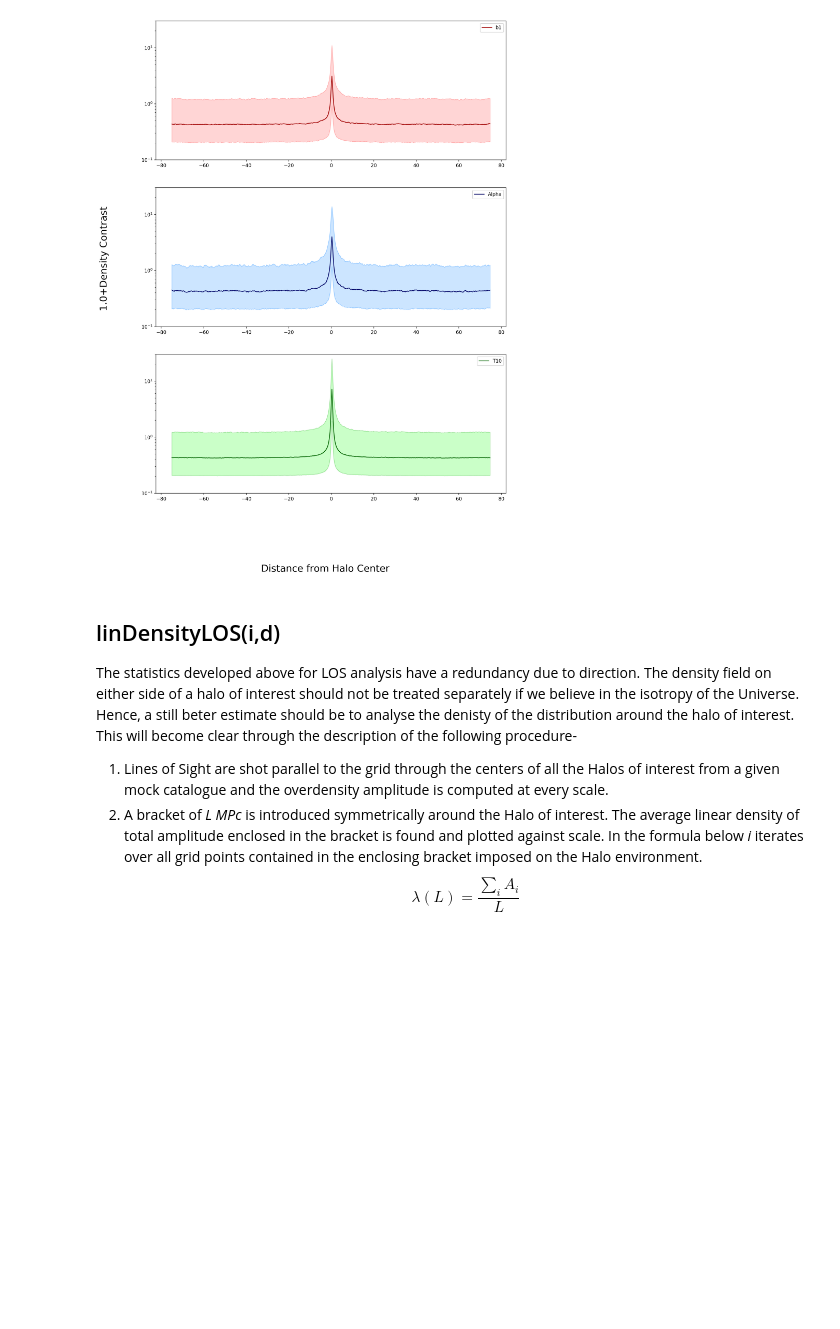
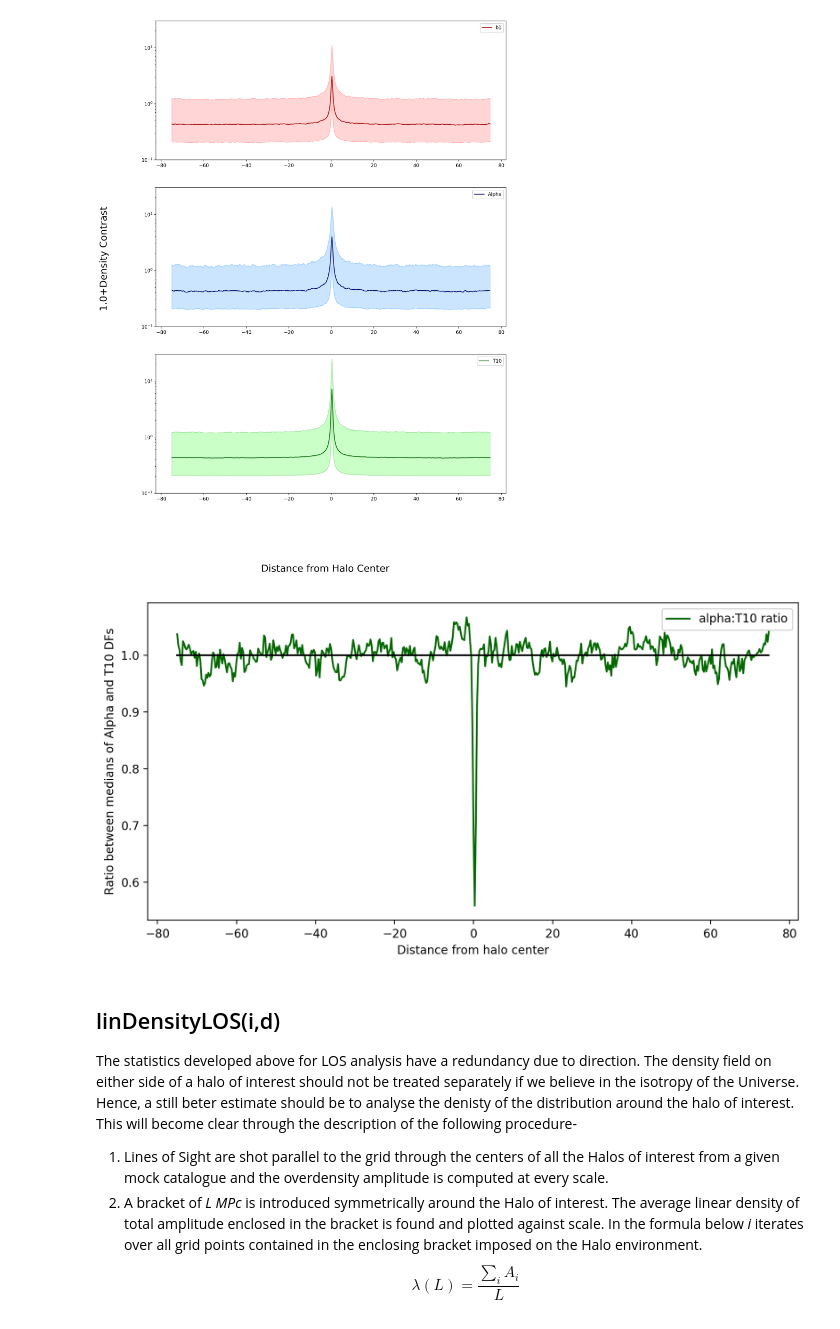
Before and after one commit to Vidhate/DLA-Environment, a Jupyter notebook: Density Field/DensityField.ipynb, the cells around one changed output. Drawn from its saved outputs; the diff is of its cells as text; code cells hidden in the pictures; blank space fills up the shorter version.

```diff
--- a/Density Field/DensityField.ipynb
+++ b/Density Field/DensityField.ipynb
@@ -314,6 +342,16 @@ plt.legend()
 # %% [output]
 <matplotlib.legend.Legend at 0x...>
 [figure]
+# %%
+plt.figure(2,figsize=(10,5),dpi=200)
+plt.plot(p_alphav2,df_alphav2/df_t10v2,color='#036800',label="alpha:T10 ratio")
+plt.plot(p_alphav2,np.ones(p_alphav2.size),'k')
+plt.xlabel("Distance from halo center")
+plt.ylabel("Ratio between medians of Alpha and T10 DFs")
+plt.legend()
+plt.show()
+# %% [output]
+[figure, added]
 # %% [markdown]
 ## linDensityLOS(i,d)
 The statistics developed above for LOS analysis have a redundancy due to direction. The density field on either side of a halo of interest should not be treated separately if we believe in the isotropy of the Universe. Hence, a still beter estimate should be to analyse the denisty of the distribution around the halo of interest. This will become clear through the description of the following procedure-
```
Also changed, not shown: parts of 9 cells of this notebook, 1 other file.
